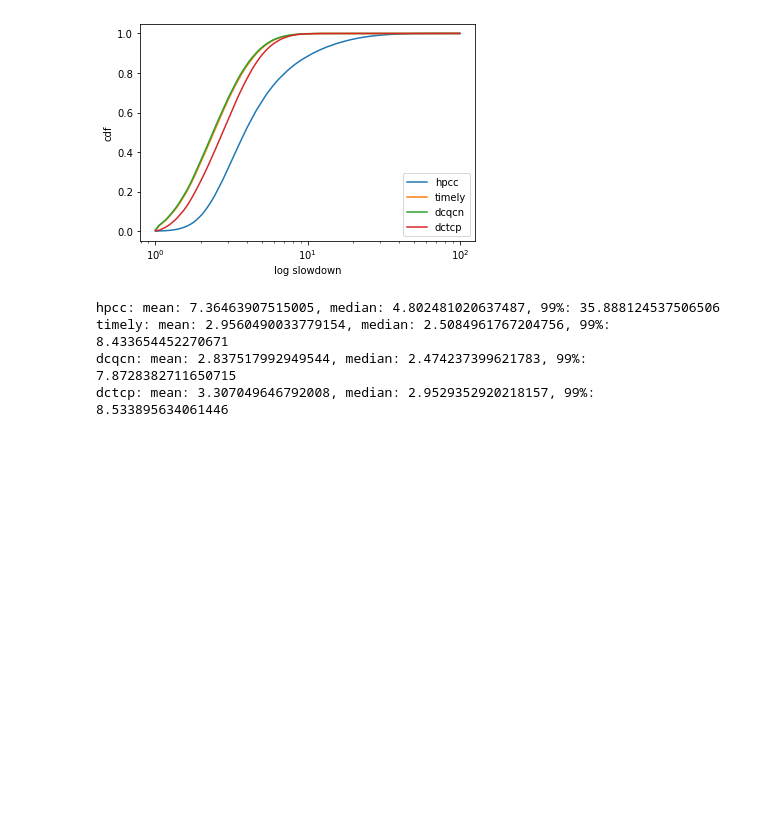
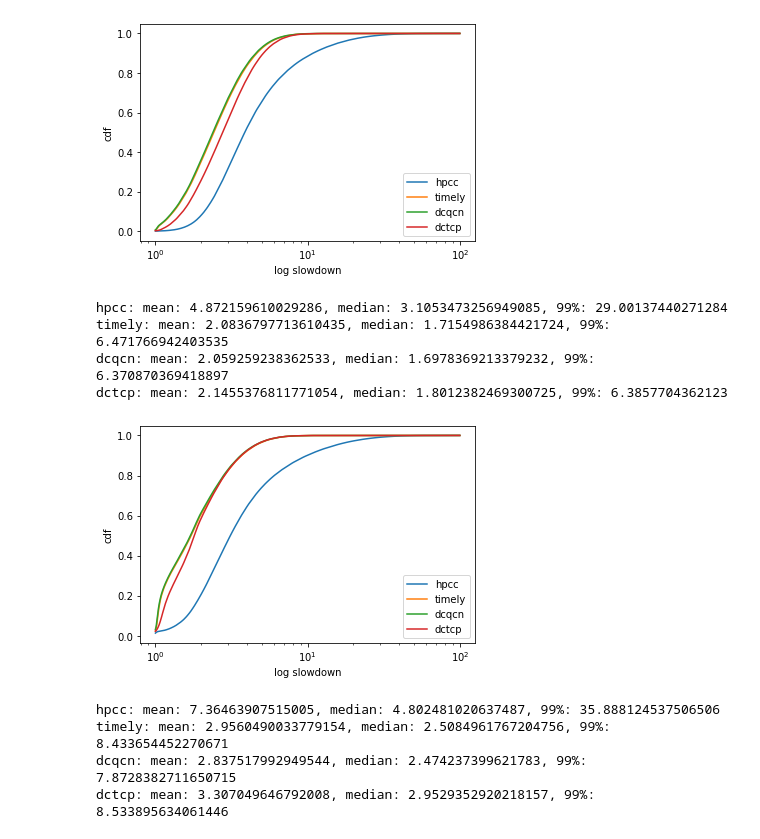
Before and after one commit to sakshamagarwals/High-Precision-Congestion-Control, a Jupyter notebook: visualizations/slowdown.ipynb, the cells around one changed output. Saved outputs shown, nothing was run; the diff lists cells and outputs as text; code cells hidden in the pictures; blank space fills up the shorter version.

```diff
--- a/visualizations/slowdown.ipynb
+++ b/visualizations/slowdown.ipynb
@@ -142,6 +150,14 @@ timely: mean: 2.7619778075707746, median: 2.4206186096696296, 99%: 7.50976211272
 dcqcn: mean: 2.7216466947541496, median: 2.3880568257719776, 99%: 7.386643888403638
 dctcp: mean: 3.099024635654832, median: 2.7641550634537326, 99%: 7.959589991265478
 [figure]
+# %%
+cdf('rpc_64_a1')
+# %% [output]
+hpcc: mean: 4.872159610029286, median: 3.1053473256949085, 99%: 29.00137440271284
+timely: mean: 2.0836797713610435, median: 1.7154986384421724, 99%: 6.471766942403535
+dcqcn: mean: 2.059259238362533, median: 1.6978369213379232, 99%: 6.370870369418897
+dctcp: mean: 2.1455376811771054, median: 1.8012382469300725, 99%: 6.3857704362123
+[figure, added]
 # %%
 cdf('rpc_128')
 # %% [output]
```
Also changed, not shown: parts of 5 cells of this notebook, 31 other files.
